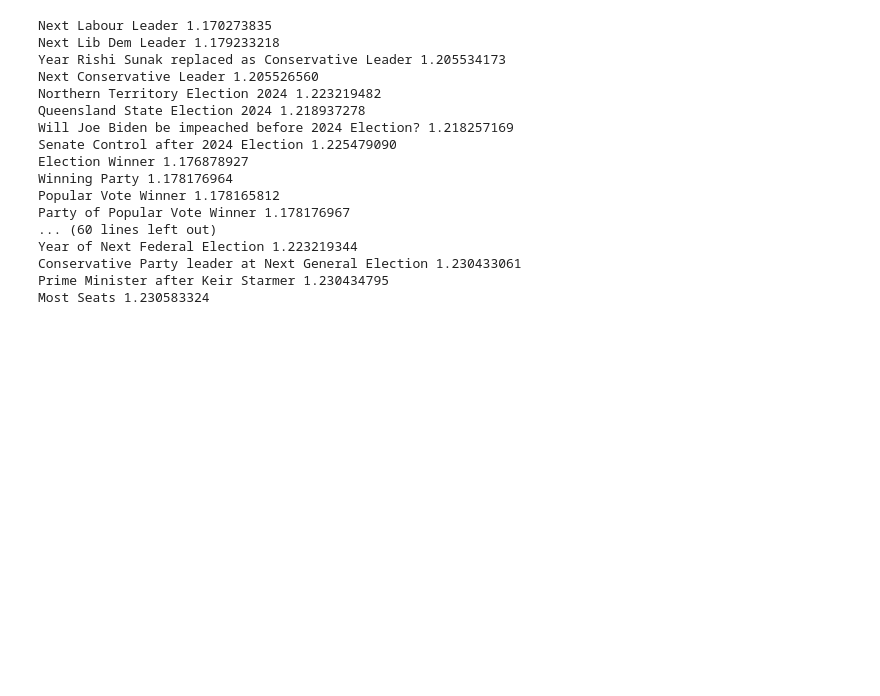
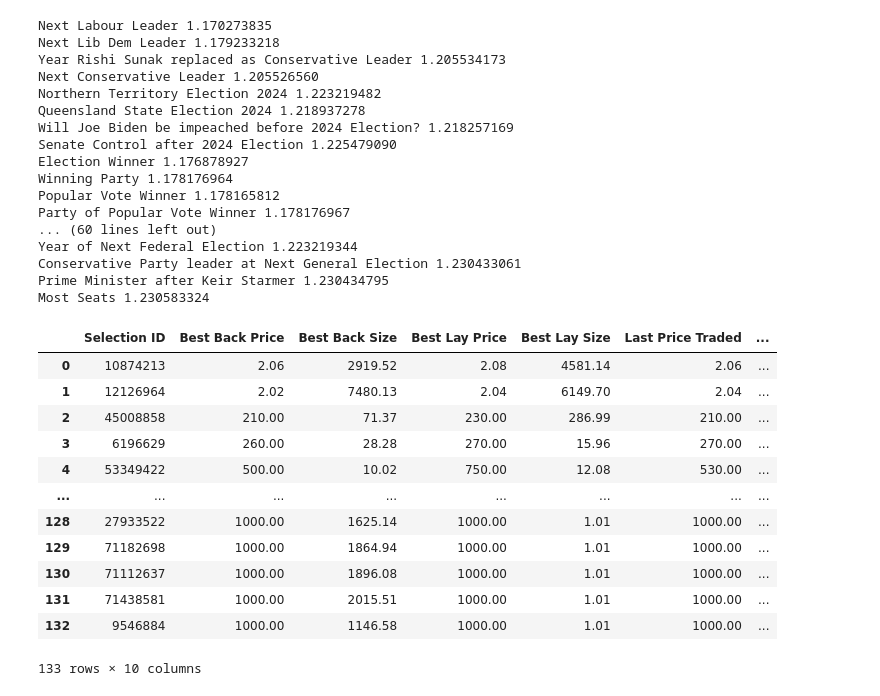
Before and after one commit to Dusoye/bookmaker_arbitrage, a Jupyter notebook: scr/odds_scrape.ipynb, the cells around one changed output. Saved outputs shown, nothing was run; the diff lists cells and outputs as text; code cells hidden in the pictures; blank space fills up the shorter version.

```diff
--- a/scr/odds_scrape.ipynb
+++ b/scr/odds_scrape.ipynb
@@ -295,10 +264,5 @@ t.start()
 # %%
 def process_runner_books(runner_books):
-    '''
-    This function processes the runner books and returns a DataFrame with the best back/lay prices + vol for each runner
-    :param runner_books:
-    :return:
-    '''
     best_back_prices = [runner_book.ex.available_to_back[0]['price']
         if runner_book.ex.available_to_back
         else 1.01
@@ -332,30 +296,44 @@ def process_runner_books(runner_books):
         'Selection ID': selection_ids,
         'Best Back Price': best_back_prices,
         'Best Back Size': best_back_sizes,
         'Best Lay Price': best_lay_prices,
         'Best Lay Size': best_lay_sizes,
         'Last Price Traded': last_prices_traded,
         'Total Matched': total_matched,
         'Status': statuses,
         'Removal Date': scratching_datetimes,
         'Adjustment Factor': adjustment_factors
     })
     return df
 
 # Create a price filter. Get all traded and offer data
 price_filter = betfairlightweight.filters.price_projection(
     price_data=['EX_BEST_OFFERS']
 )
 
 # Request market books
 market_books = client.betting.list_market_book(
     market_ids=['1.176878927'],
     price_projection=price_filter
 )
 
 # Grab the first market book from the returned list as we only requested one market
 market_book = market_books[0]
 
 runners_df = process_runner_books(market_book.runners)
 
 runners_df
+# %% [output]
+|  | Selection ID | Best Back Price | Best Back Size | Best Lay Price | Best Lay Size | Last Price Traded | ... |
+| 0 | 10874213 | 2.06 | 2919.52 | 2.08 | 4581.14 | 2.06 | ... |
+| 1 | 12126964 | 2.02 | 7480.13 | 2.04 | 6149.70 | 2.04 | ... |
+| 2 | 45008858 | 210.00 | 71.37 | 230.00 | 286.99 | 210.00 | ... |
+| 3 | 6196629 | 260.00 | 28.28 | 270.00 | 15.96 | 270.00 | ... |
+| 4 | 53349422 | 500.00 | 10.02 | 750.00 | 12.08 | 530.00 | ... |
+| ... | ... | ... | ... | ... | ... | ... | ... |
+| 128 | 27933522 | 1000.00 | 1625.14 | 1000.00 | 1.01 | 1000.00 | ... |
+| 129 | 71182698 | 1000.00 | 1864.94 | 1000.00 | 1.01 | 1000.00 | ... |
+| 130 | 71112637 | 1000.00 | 1896.08 | 1000.00 | 1.01 | 1000.00 | ... |
+| 131 | 71438581 | 1000.00 | 2015.51 | 1000.00 | 1.01 | 1000.00 | ... |
+| 132 | 9546884 | 1000.00 | 1146.58 | 1000.00 | 1.01 | 1000.00 | ... |
+133 rows × 10 columns
```
Also changed, not shown: parts of 14 cells of this notebook.
